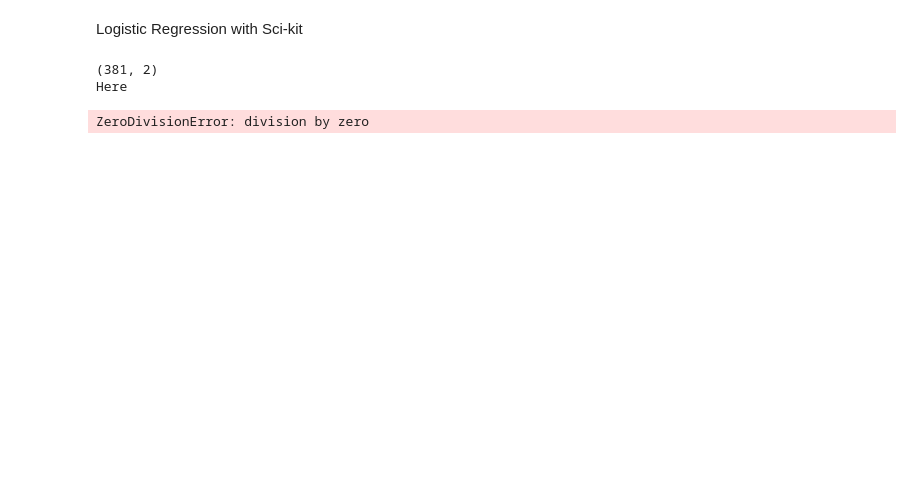
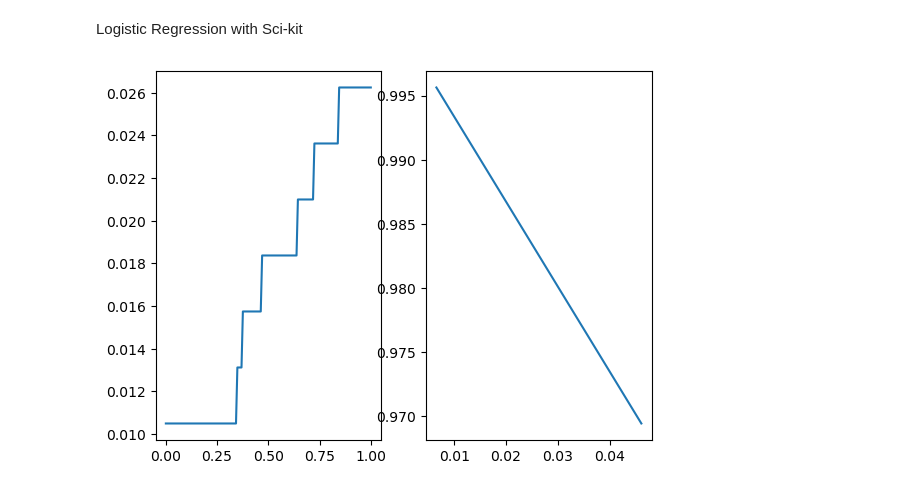
Before and after one commit to Markeloen/ECE718, a Jupyter notebook: Assignment3.ipynb, the cells around one changed output. Drawn from its saved outputs; the diff is of its cells as text; code cells hidden in the pictures; blank space fills up the shorter version.

```diff
--- a/Assignment3.ipynb
+++ b/Assignment3.ipynb
@@ -141,50 +149,49 @@ Logistic Regression with Sci-kit
 from sklearn.linear_model import LogisticRegression
 
 
-clf = LogisticRegression(random_state=0).fit(X_train, y_train)
 
-THRESHOLD = 0.5
+clf = LogisticRegression(C=5, random_state=0).fit(X_train, y_train)
+
+w_lf = clf.coef_
+w.shape
+
 theta = np.linspace(0,1,150)
 Sens_arr = []
 Spec_arr = []
 miss_classification_rate = []
-print(clf.predict_proba(X_train).shape)
 
-preds = np.where(clf.predict_proba(X_train)[:,1] > THRESHOLD, 1, 0)
 
 
 for THRESHOLD in theta:
-    preds = np.where(clf.predict_proba(X_train)[:,1] > THRESHOLD, 1, 0)
+    theta_sig = 1/(1+np.exp(-THRESHOLD))
+    preds = np.where(clf.predict_proba(X_train)[:,1] > theta_sig, 1, 0)
+
     TP = 0
     FP = 0
     Pos = 0
     Neg = 0
     for i in range(N):
-        if y_train[i] == preds[i] & y_train[i] == 1:
+        if y_train[i] == preds[i] and y_train[i] == 1:
             TP += 1
-        if y_train[i] != preds[i] & y_train[i] == 1:
+        if y_train[i] != preds[i] and y_train[i] == 1:
             FP += 1
-            print("Here")
         if y_train[i] == 1:
             Pos += 1
-            print("Here")
         if y_train[i] == 0:
             Neg += 1
-            print("Here")
-        Sens_arr.append(TP/Pos)
-        Spec_arr.append(FP/Neg)
-        Err = 0
-        for i in range(N):
-            if y_train[i] != preds[i]:
-                    Err += 1
+    Sens_arr.append(TP/Pos)
+    Spec_arr.append(FP/Neg)
+    Err = 0
+    for i in range(N):
+        if y_train[i] != preds[i]:
+                Err += 1
+    # print("The iteration" + "is" + str(Err))
     miss_classification_rate.append(Err/(Pos+Neg))
 
 fig, ax = plt.subplots(1, 2)
 
 ax[0].plot(theta.T, miss_classification_rate)
 ax[1].plot(Spec_arr, Sens_arr)
 plt.show()
 # %% [output]
-(381, 2)
-Here
-ZeroDivisionError: division by zero
+[figure, added]
```
Also changed, not shown: parts of 6 cells of this notebook.
